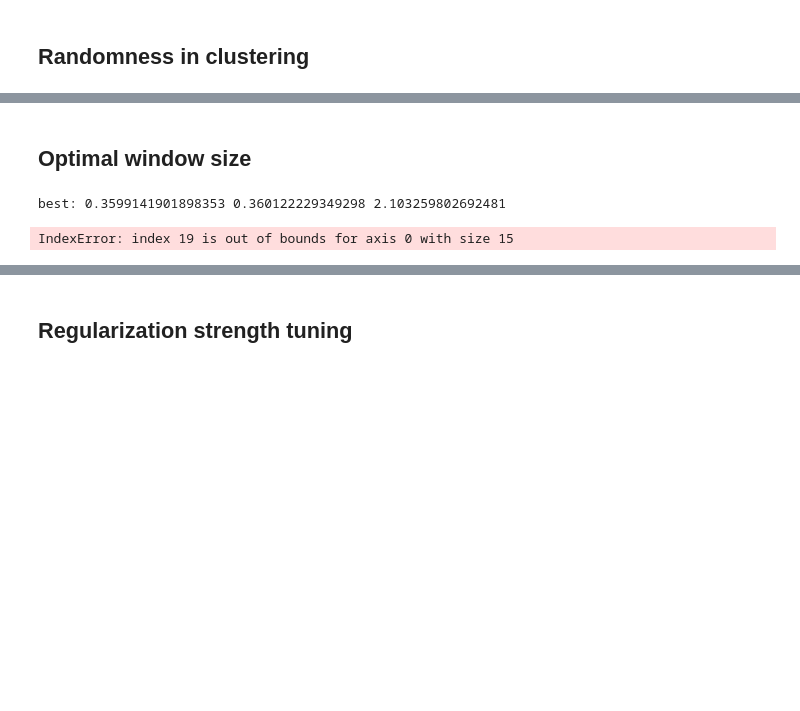
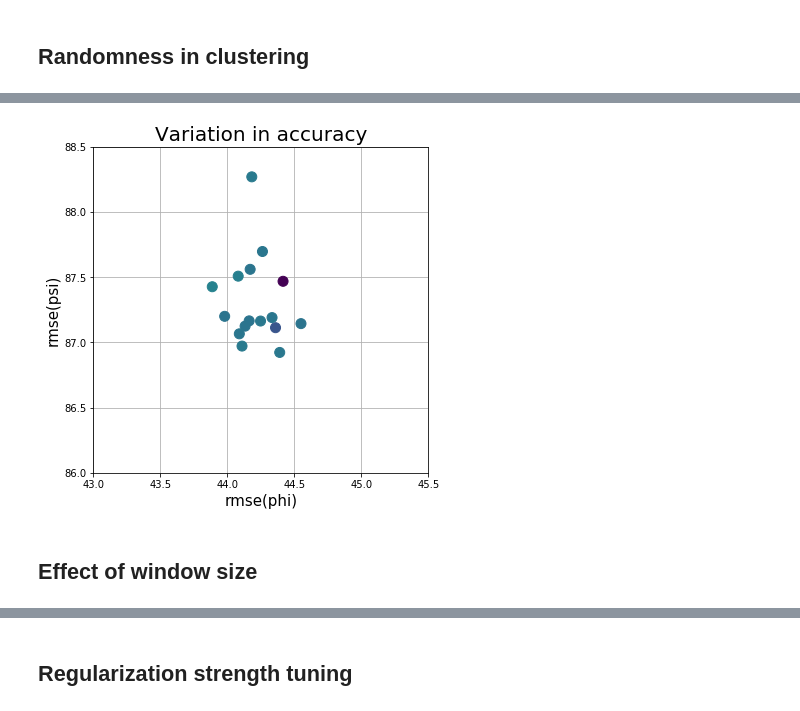
Before and after one commit to gjoni/phipsi, a Jupyter notebook: notebooks/3.2-tuning-number-of-clusters.ipynb, the cells around one changed output, grey strips where cells are left out. Drawn from its saved outputs; the diff is of its cells as text; code cells hidden in the pictures; blank space fills up the shorter version.

```diff
--- a/notebooks/3.2-tuning-number-of-clusters.ipynb
+++ b/notebooks/3.2-tuning-number-of-clusters.ipynb
@@ -278,0 +25,12 @@ plt.show()
+# %%
+WINDOW = 15
+
+# do not need to change X (1-hot-encoded sequence)
+# so can set it only once
+X_train = utils.getX(train, WINDOW)
+X_test = utils.getX(test, WINDOW)
+
+# reference phi,psi for the test set
+# also do not change
+phi_ref = utils.getPHI(test, WINDOW)
+psi_ref = utils.getPSI(test, WINDOW)
@@ -279,23 +98,21 @@ plt.show()
+# %%
+import matplotlib
+import matplotlib.pyplot as plt
+%matplotlib inline
+
+xyc = np.array(scores)
+
+plt.figure(figsize=(6,6))
+plt.xlim([43,45.5])
+plt.ylim([86,88.5])
+plt.xlabel('rmse(phi)', fontsize=15)
+plt.ylabel('rmse(psi)', fontsize=15)
+plt.grid()
+plt.rc('axes', axisbelow=True)
+plt.title('Variation in accuracy', fontsize=20)
+plt.scatter(xyc[:,0], xyc[:,1], c=xyc[:,2], s=100)
+plt.show()
+# %% [output]
+[figure, added]
 # %% [markdown]
-## Optimal window size
+## Effect of window size
-# %%
-WINDOW = 15
-
-set_clusters(train, test, KM_best)
-set_window(train, test, WINDOW)
-
-X_train = np.vstack([item['X'] for item in train])
-Y_train = np.hstack([item['Y'] for item in train])
-X_test = np.vstack([item['X'] for item in test])
-Y_test = np.hstack([item['Y'] for item in test])
-
-sgd = SGDClassifier(max_iter=10, tol=1e-3, loss='log', n_jobs=NCPU)
-sgd.fit(X_train, Y_train)
-
-print("best:", sgd.score(X_train, Y_train), sgd.score(X_test, Y_test), log_loss(Y_test, sgd.predict_proba(X_test)))
-# %% [output]
-best: 0.3599141901898353 0.360122229349298 2.103259802692481
-# %%
-rmse(test, KM_best, sgd, 15)
-# %% [output]
-IndexError: index 19 is out of bounds for axis 0 with size 15
```
Also changed, not shown: parts of 18 cells of this notebook, 3 other files.
